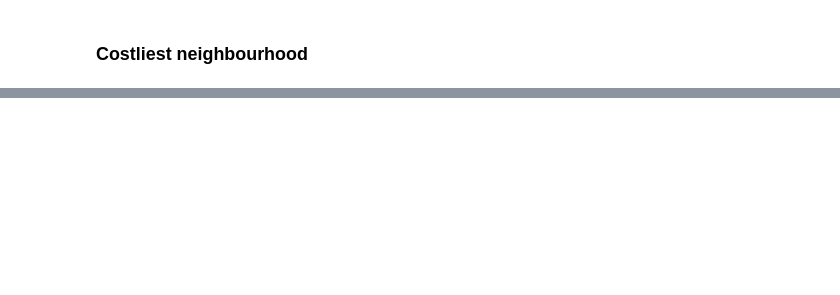
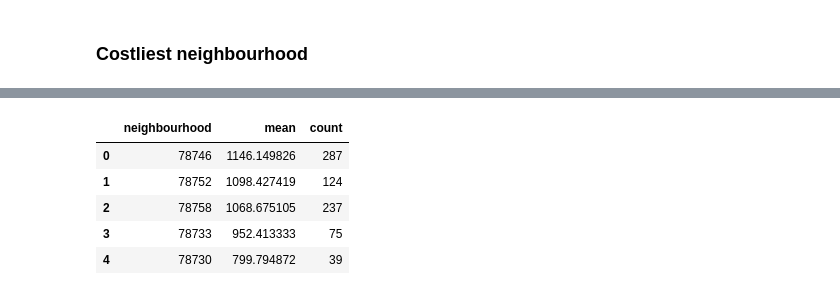
Before and after one commit to atalebizadeh/DS-Career-Track, a Jupyter notebook: Capstone Project 2/AirBnB Austin/AirBnB Austin - EDA.ipynb, the cells around one changed output, grey strips where cells are left out. Drawn from its saved outputs; the diff is of its cells as text; code cells hidden in the pictures; blank space fills up the shorter version.

```diff
--- a/Capstone Project 2/AirBnB Austin/AirBnB Austin - EDA.ipynb
+++ b/Capstone Project 2/AirBnB Austin/AirBnB Austin - EDA.ipynb
@@ -188,0 +189,12 @@ ValueError: min() arg is an empty sequence
+# %%
+# costliest neighbourhood
+temp = df.groupby(['neighbourhood'])['price'].agg(['mean', 'count']).reset_index()
+temp = temp.sort_values('mean', ascending=False).reset_index(drop=True)
+temp.head()
+# %% [output]
+|  | neighbourhood | mean | count |
+| 0 | 78746 | 1146.149826 | 287 |
+| 1 | 78752 | 1098.427419 | 124 |
+| 2 | 78758 | 1068.675105 | 237 |
+| 3 | 78733 | 952.413333 | 75 |
+| 4 | 78730 | 799.794872 | 39 |
```
Also changed, not shown: parts of 4 cells of this notebook.
